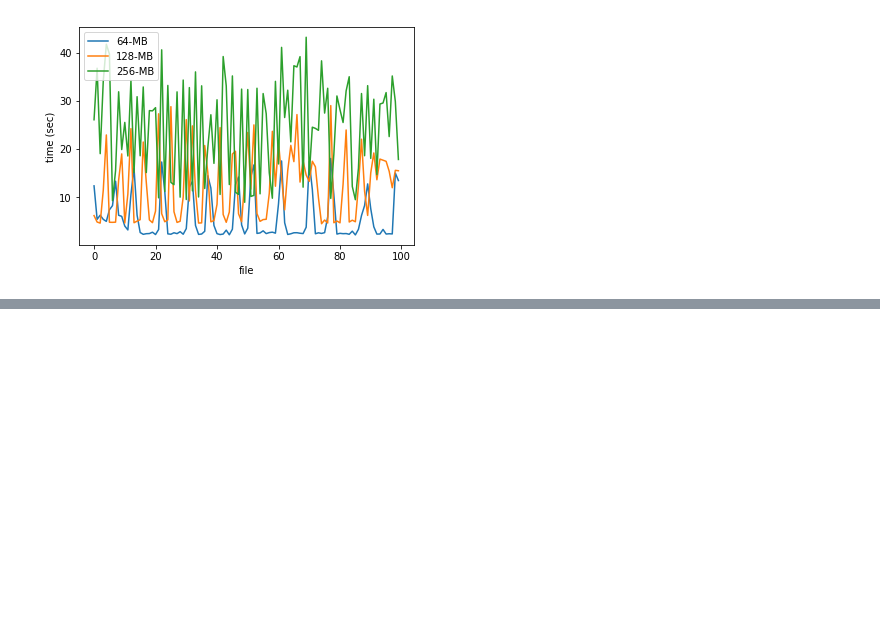
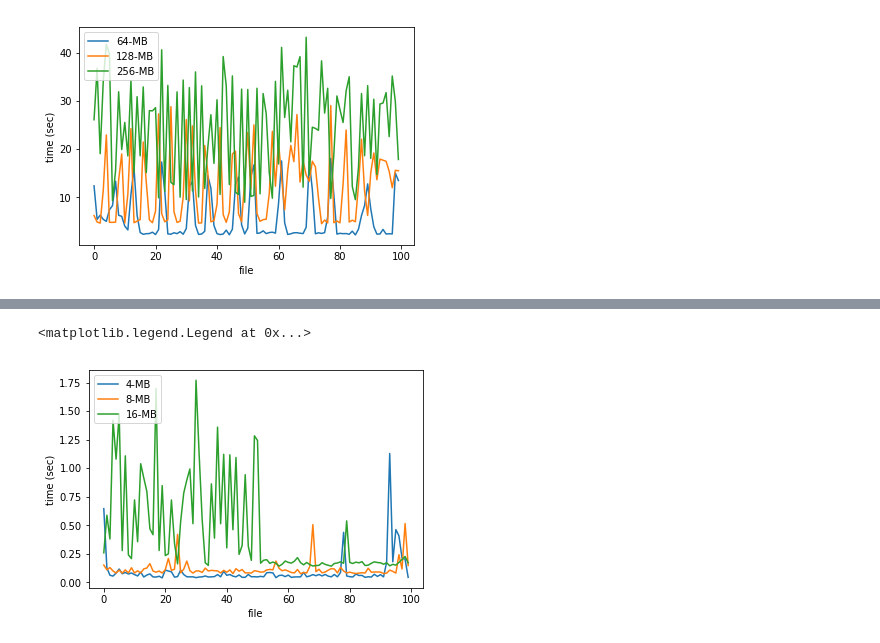
Before and after one commit to wei840222/storage-management-system, a Jupyter notebook: loadTest/longhorn_test.ipynb, the cells around one changed output, grey strips where cells are left out. Cells and saved outputs as stored; diff of their text form; code cells hidden in the pictures; blank space fills up the shorter version.

```diff
--- a/loadTest/longhorn_test.ipynb
+++ b/loadTest/longhorn_test.ipynb
@@ -129,0 +192,3 @@ plt.legend(loc='upper left')
+# %%
+df = pd.read_csv('minio/longhorn_download_test_nodelalloc.csv')
+df
@@ -129,0 +226,13 @@ plt.legend(loc='upper left')
+# %%
+points = 100
+
+fig = plt.figure()
+plt.xlabel('file')
+plt.ylabel('time (sec)')
+plt.plot(range(points), [df['4-MB'].iloc[x] for x in range(points)], '-', label='4-MB')
+plt.plot(range(points), [df[' 8-MB'].iloc[x] for x in range(points)], '-', label='8-MB')
+plt.plot(range(points), [df[' 16-MB'].iloc[x] for x in range(points)], '-', label='16-MB')
+plt.legend(loc='upper left')
+# %% [output]
+<matplotlib.legend.Legend at 0x...>
+[figure, added]
```
Also changed, not shown: parts of 8 cells of this notebook, 5 other files.
